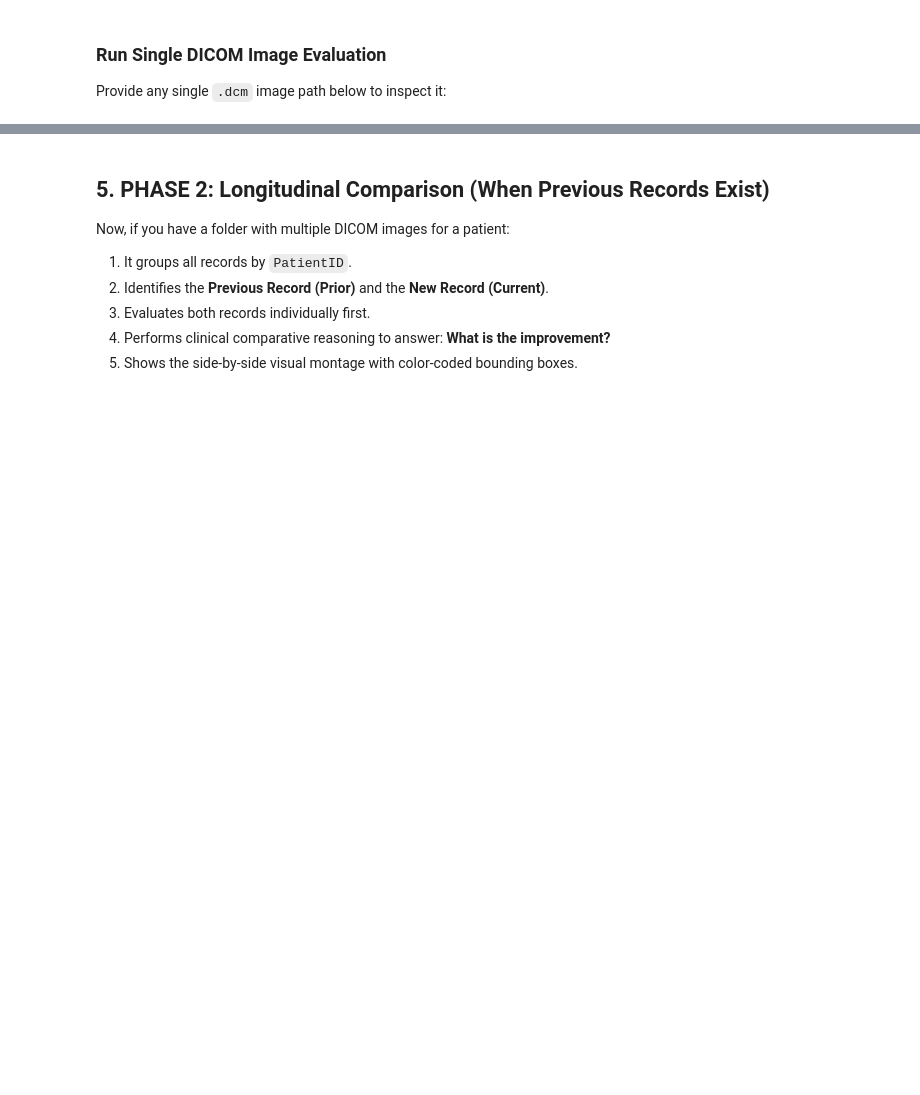
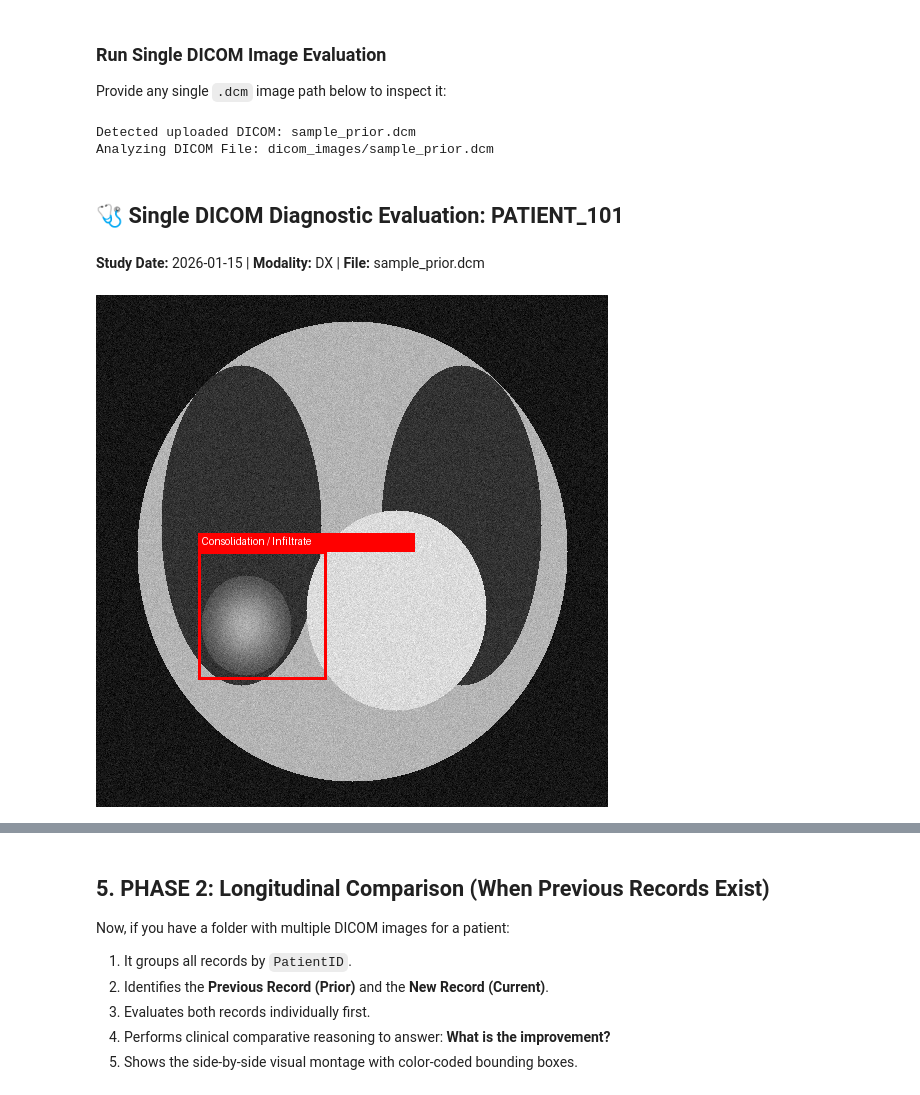
Before and after one commit to vishnu14279/medgemma, a Jupyter notebook: notebooks/cxr_anatomy_localization_with_hugging_face.ipynb, the cells around one changed output, grey strips where cells are left out. Saved outputs shown, nothing was run; the diff lists cells and outputs as text; code cells hidden in the pictures; blank space fills up the shorter version.

```diff
--- a/notebooks/cxr_anatomy_localization_with_hugging_face.ipynb
+++ b/notebooks/cxr_anatomy_localization_with_hugging_face.ipynb
@@ -322,6 +332,10 @@ def analyze_single_dicom(dicom_path_or_image, metadata=None):
 ### Run Single DICOM Image Evaluation
 Provide any single `.dcm` image path below to inspect it:
 # %%
+# Ensure pipe variable is initialized to None if loading step was skipped or failed
+if "pipe" not in globals():
+    pipe = None
+
 # Path to your DICOM file
 dicom_dir = "../dicom_images" if os.path.exists("../dicom_images") else ("../../dicom_images" if os.path.exists("../../dicom_images") else "./dicom_images")
 
@@ -333,38 +347,60 @@ if uploaded_files:
 else:
     MY_DICOM_FILE = os.path.join(dicom_dir, "sample_prior.dcm")
 
-# (Auto-generate sample only if folder is completely empty)
+# Force regenerate correct mock dataset if it was corrupted or has no pixel data
+try:
+    if os.path.exists(MY_DICOM_FILE):
+        import pydicom
+        test_ds = pydicom.dcmread(MY_DICOM_FILE, force=True)
+        if not hasattr(test_ds, "pixel_array"):
+            os.remove(MY_DICOM_FILE)
+except Exception:
+    if os.path.exists(MY_DICOM_FILE):
+        os.remove(MY_DICOM_FILE)
+
+# (Auto-generate sample only if file is missing or was deleted because of missing pixel data)
 if not os.path.exists(MY_DICOM_FILE):
     os.makedirs(dicom_dir, exist_ok=True)
     from pydicom.dataset import FileDataset, FileMetaDataset
     from pydicom.uid import ExplicitVRLittleEndian, generate_uid
+
     y, x = np.ogrid[:512, :512]
     img = np.zeros((512, 512), dtype=np.float32) + 20.0
     thorax = (((x - 256.0) / 215.0)**2 + ((y - 256.0) / 230.0)**2) <= 1.0
     img[thorax] = 160.0
     img[(((x - 145.0) / 80.0)**2 + ((y - 230.0) / 160.0)**2) <= 1.0] = 45.0
     img[(((x - 365.0) / 80.0)**2 + ((y - 230.0) / 160.0)**2) <= 1.0] = 45.0
     img[(((x - 300.0) / 90.0)**2 + ((y - 315.0) / 100.0)**2) <= 1.0] = 195.0
     dist_sq = ((x - 150.0) / 45.0)**2 + ((y - 330.0) / 50.0)**2
     img[dist_sq <= 1.0] += (np.exp(-dist_sq * 1.5) * 110.0)[dist_sq <= 1.0]
     arr = np.clip(img + np.random.normal(0, 8.0, (512, 512)), 0, 255).astype(np.uint16) * 16
+
     meta = FileMetaDataset()
     meta.MediaStorageSOPClassUID = pydicom.uid.DigitalXRayImageStorageForPresentation
     meta.MediaStorageSOPInstanceUID = generate_uid()
     meta.TransferSyntaxUID = ExplicitVRLittleEndian
+
     ds = FileDataset(MY_DICOM_FILE, {}, file_meta=meta, preamble=b"\0" * 128)
     ds.PatientID, ds.PatientName, ds.StudyDate = "PATIENT_101", "John Doe", "20260115"
     ds.StudyDescription = "Baseline scan with fever and cough"
     ds.Modality, ds.PhotometricInterpretation = "DX", "MONOCHROME2"
     ds.Rows, ds.Columns, ds.BitsAllocated, ds.BitsStored, ds.HighBit = 512, 512, 16, 12, 11
+    ds.PixelRepresentation = 0
+    ds.SamplesPerPixel = 1
     ds.PixelData = arr.tobytes()
     ds.is_little_endian, ds.is_implicit_VR = True, False
     ds.save_as(MY_DICOM_FILE, write_like_original=False)
 
 print(f"Analyzing DICOM File: {MY_DICOM_FILE}")
 result = analyze_single_dicom(MY_DICOM_FILE)
 
 display(Markdown(f"## 🩺 Single DICOM Diagnostic Evaluation: {result['metadata']['patient_id']}"))
 display(Markdown(f"**Study Date:** {result['metadata']['study_date_formatted']} | **Modality:** {result['metadata']['modality']} | **File:** {result['metadata']['file_name']}"))
 display(result["annotated_image"])
 display(Markdown(result["report"]))
+# %% [output]
+Detected uploaded DICOM: sample_prior.dcm
+Analyzing DICOM File: dicom_images/sample_prior.dcm
+## 🩺 Single DICOM Diagnostic Evaluation: PATIENT_101
+**Study Date:** 2026-01-15 | **Modality:** DX | **File:** sample_prior.dcm
+[figure, added]
```
Also changed, not shown: parts of 4 cells of this notebook.
